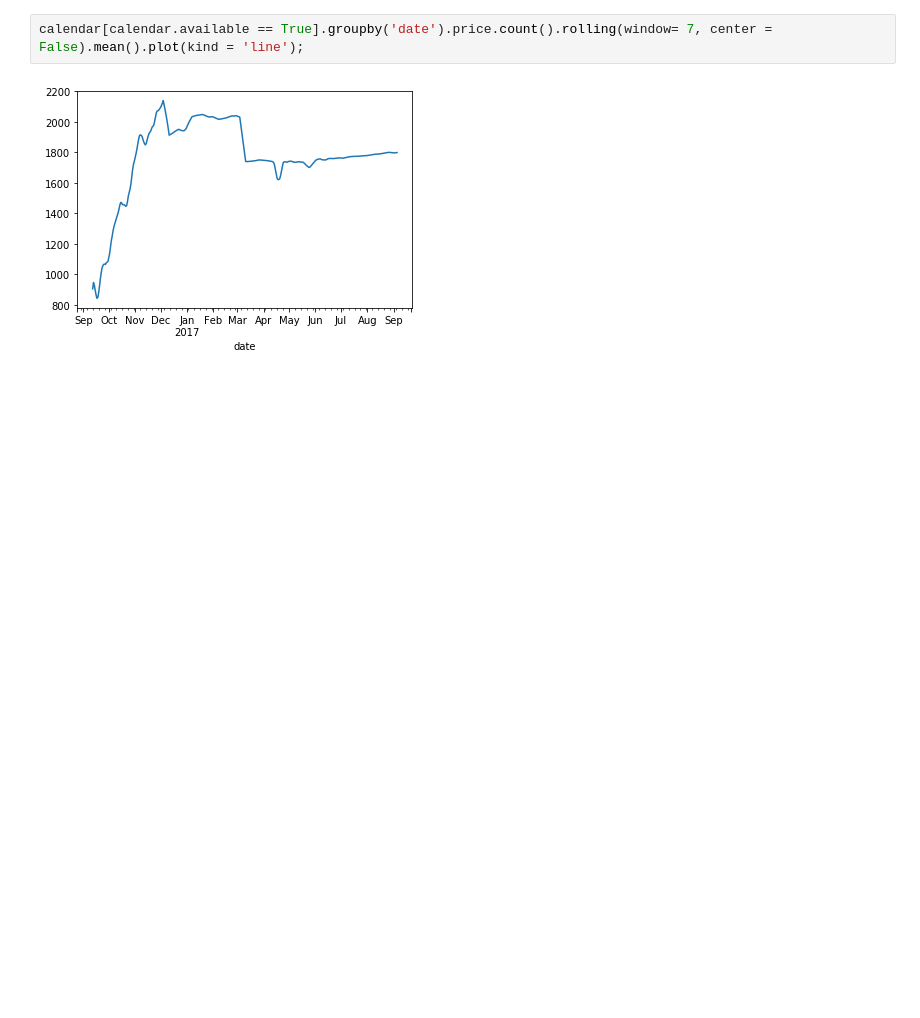
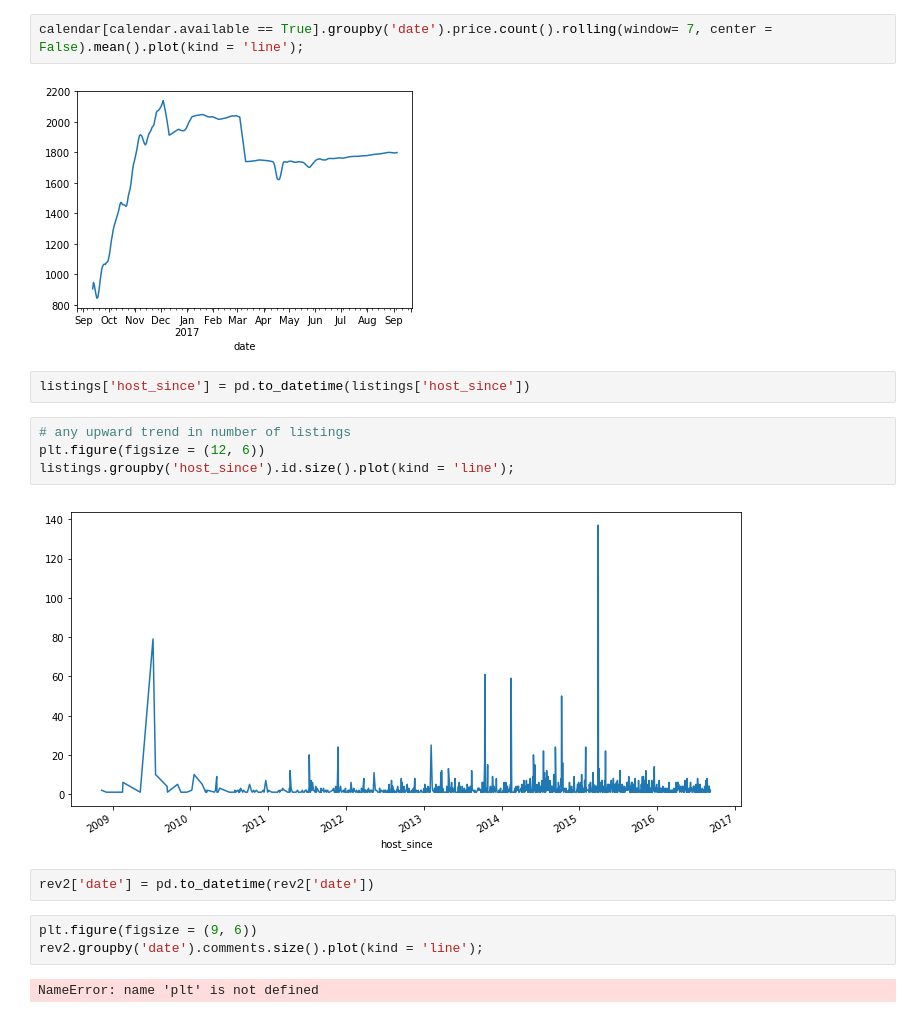
Before and after one commit to ilknurCakir/AirBnBBostonData, a Jupyter notebook: EDA.ipynb, the cells around one changed output. Drawn from its saved outputs; the diff is of its cells as text; blank space fills up the shorter version.

Commit message:
number of listings

```diff
--- a/EDA.ipynb
+++ b/EDA.ipynb
@@ -464,3 +464,18 @@ calendar[calendar.available == True].groupby('date').price.count().plot(kind = '
 calendar[calendar.available == True].groupby('date').price.count().rolling(window= 7, center = False).mean().plot(kind = 'line');
 # %% [output]
 [figure]
+# %%
+listings['host_since'] = pd.to_datetime(listings['host_since'])
+# %%
+# any upward trend in number of listings
+plt.figure(figsize = (12, 6))
+listings.groupby('host_since').id.size().plot(kind = 'line');
+# %% [output]
+[figure, added]
+# %%
+rev2['date'] = pd.to_datetime(rev2['date'])
+# %%
+plt.figure(figsize = (9, 6))
+rev2.groupby('date').comments.size().plot(kind = 'line');
+# %% [output]
+NameError: name 'plt' is not defined
```
Also changed, not shown: parts of 2 cells of this notebook.
